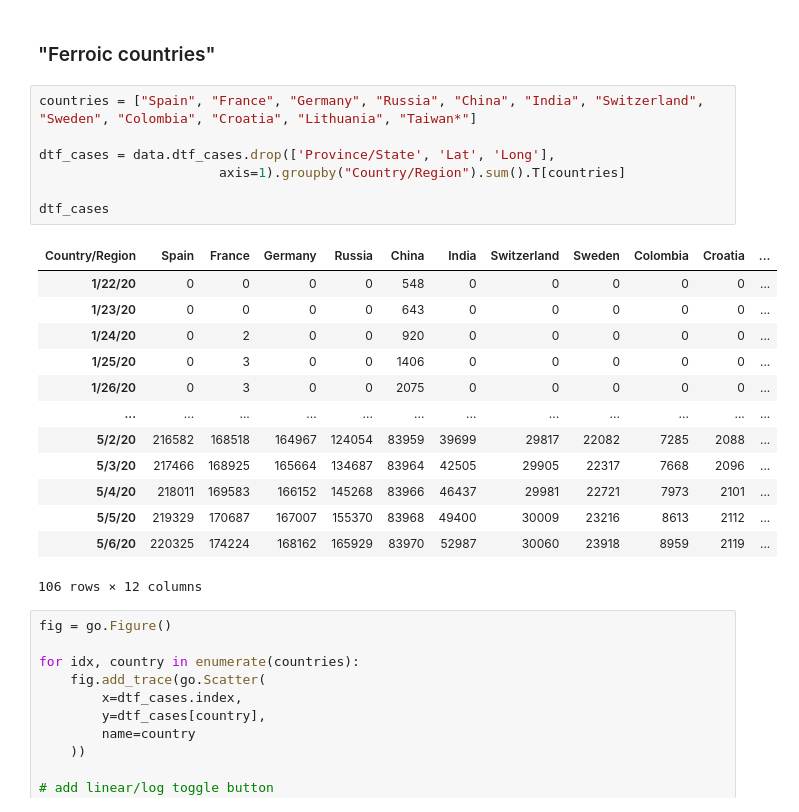
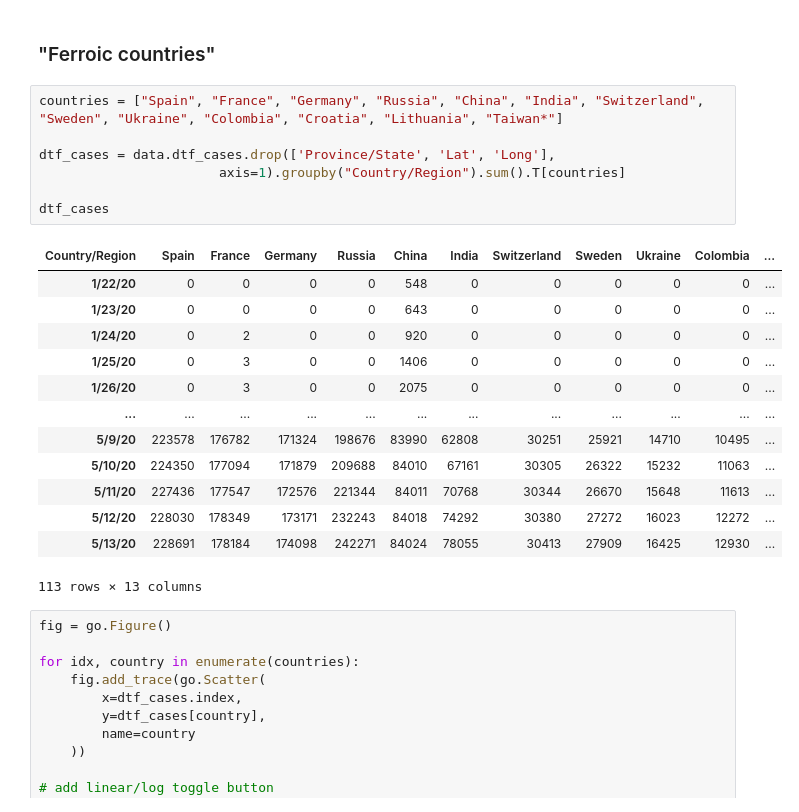
Before and after one commit to manganite/cov19, a Jupyter notebook: cov19.ipynb, the cells around one changed output. Saved outputs shown, nothing was run; the diff lists cells and outputs as text.

```diff
--- a/cov19.ipynb
+++ b/cov19.ipynb
@@ -345,26 +360,26 @@ fig.update_layout(
 # %% [markdown]
 ### "Ferroic countries"
 # %%
-countries = ["Spain", "France", "Germany", "Russia", "China", "India", "Switzerland", "Sweden", "Colombia", "Croatia", "Lithuania", "Taiwan*"]
+countries = ["Spain", "France", "Germany", "Russia", "China", "India", "Switzerland", "Sweden", "Ukraine", "Colombia", "Croatia", "Lithuania", "Taiwan*"]
 
 dtf_cases = data.dtf_cases.drop(['Province/State', 'Lat', 'Long'],
                        axis=1).groupby("Country/Region").sum().T[countries]
 
 dtf_cases
 # %% [output]
-| Country/Region | Spain | France | Germany | Russia | China | India | Switzerland | Sweden | Colombia | Croatia | ... |
+| Country/Region | Spain | France | Germany | Russia | China | India | Switzerland | Sweden | Ukraine | Colombia | ... |
 | 1/22/20 | 0 | 0 | 0 | 0 | 548 | 0 | 0 | 0 | 0 | 0 | ... |
 | 1/23/20 | 0 | 0 | 0 | 0 | 643 | 0 | 0 | 0 | 0 | 0 | ... |
 | 1/24/20 | 0 | 2 | 0 | 0 | 920 | 0 | 0 | 0 | 0 | 0 | ... |
 | 1/25/20 | 0 | 3 | 0 | 0 | 1406 | 0 | 0 | 0 | 0 | 0 | ... |
 | 1/26/20 | 0 | 3 | 0 | 0 | 2075 | 0 | 0 | 0 | 0 | 0 | ... |
 | ... | ... | ... | ... | ... | ... | ... | ... | ... | ... | ... | ... |
-| 5/2/20 | 216582 | 168518 | 164967 | 124054 | 83959 | 39699 | 29817 | 22082 | 7285 | 2088 | ... |
-| 5/3/20 | 217466 | 168925 | 165664 | 134687 | 83964 | 42505 | 29905 | 22317 | 7668 | 2096 | ... |
-| 5/4/20 | 218011 | 169583 | 166152 | 145268 | 83966 | 46437 | 29981 | 22721 | 7973 | 2101 | ... |
-| 5/5/20 | 219329 | 170687 | 167007 | 155370 | 83968 | 49400 | 30009 | 23216 | 8613 | 2112 | ... |
-| 5/6/20 | 220325 | 174224 | 168162 | 165929 | 83970 | 52987 | 30060 | 23918 | 8959 | 2119 | ... |
+| 5/9/20 | 223578 | 176782 | 171324 | 198676 | 83990 | 62808 | 30251 | 25921 | 14710 | 10495 | ... |
+| 5/10/20 | 224350 | 177094 | 171879 | 209688 | 84010 | 67161 | 30305 | 26322 | 15232 | 11063 | ... |
+| 5/11/20 | 227436 | 177547 | 172576 | 221344 | 84011 | 70768 | 30344 | 26670 | 15648 | 11613 | ... |
+| 5/12/20 | 228030 | 178349 | 173171 | 232243 | 84018 | 74292 | 30380 | 27272 | 16023 | 12272 | ... |
+| 5/13/20 | 228691 | 178184 | 174098 | 242271 | 84024 | 78055 | 30413 | 27909 | 16425 | 12930 | ... |
-106 rows × 12 columns
+113 rows × 13 columns
 # %%
 fig = go.Figure()
 
```
Also changed, not shown: parts of 18 cells of this notebook, 1 other file.
